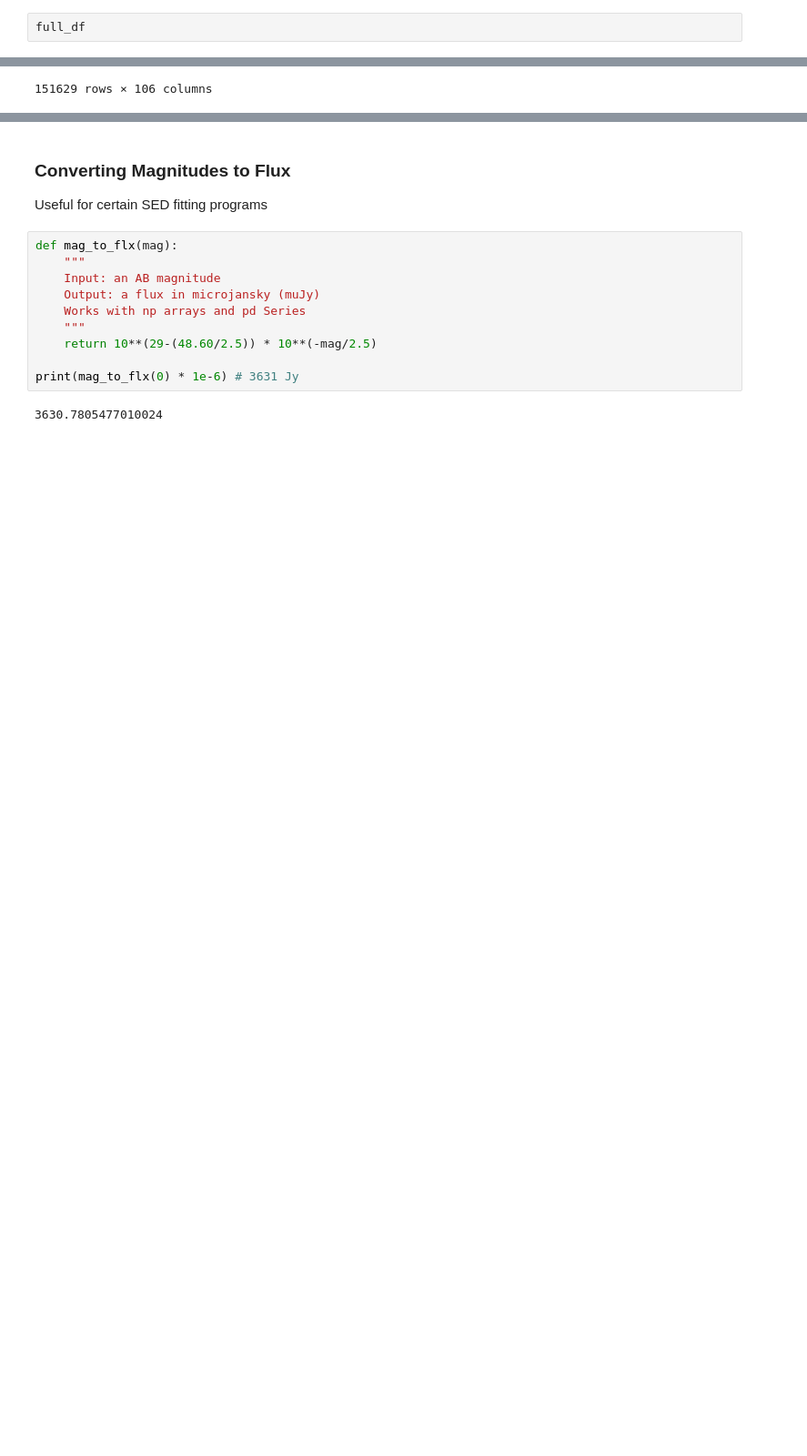
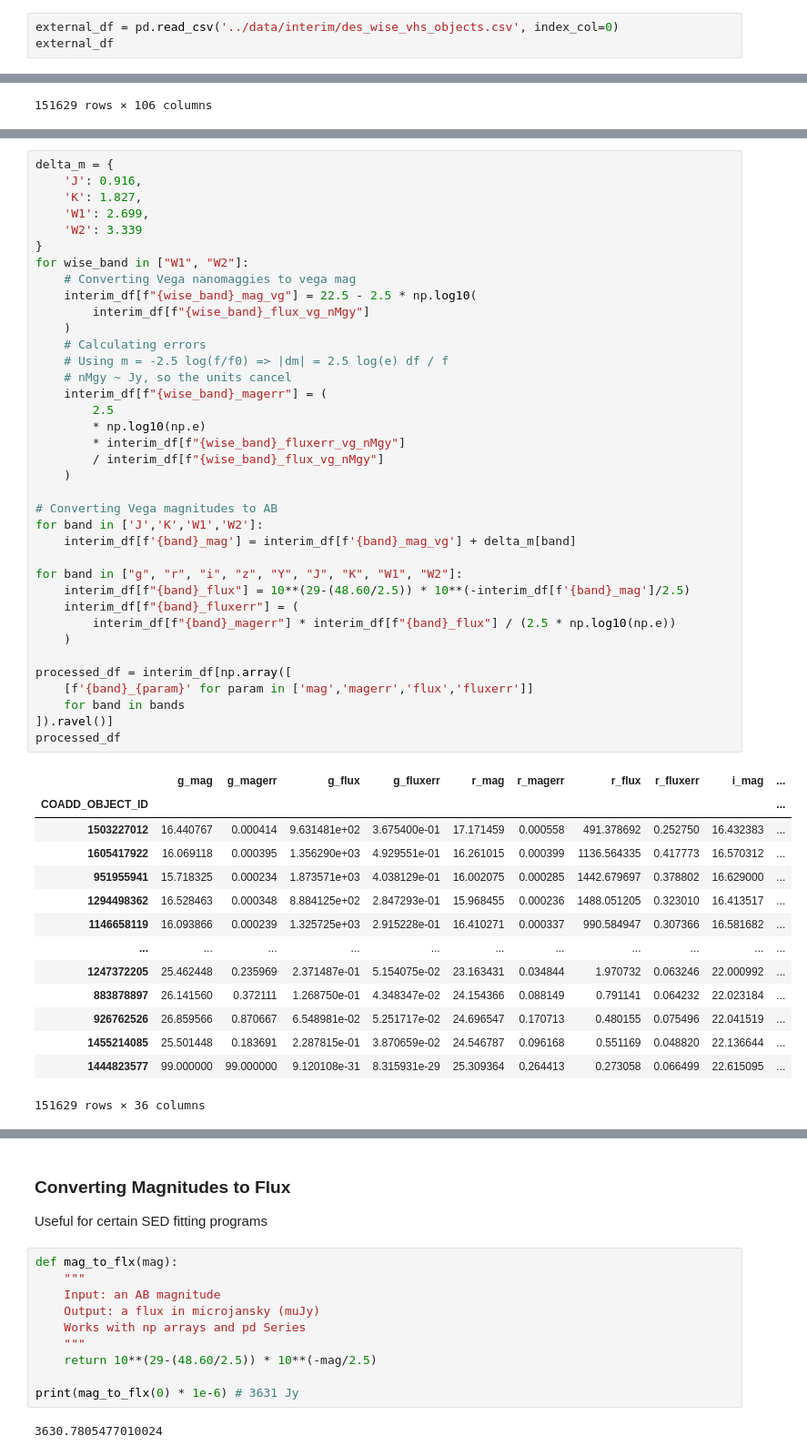
Before and after one commit to xbyrne/glq_mpia, a Jupyter notebook: selecting_data/magnitude_processing.ipynb, the cells around one changed output, grey strips where cells are left out. Shown at 91% size. Cells and saved outputs as stored; diff of their text form; blank space fills up the shorter version.

Commit message:
rewriting data processing process

```diff
--- a/selecting_data/magnitude_processing.ipynb
+++ b/selecting_data/magnitude_processing.ipynb
@@ -7,7 +9,8 @@ import pandas as pd
 from astropy import units as u
 from tqdm import tqdm
 # %%
-full_df
+external_df = pd.read_csv('../data/interim/des_wise_vhs_objects.csv', index_col=0)
+external_df
 # %% [output]
 |  | RA | DEC | MAG_APER_4_G | MAG_APER_4_R | MAG_APER_4_I | MAG_APER_4_Z | MAG_APER_4_Y | ... |
 | COADD_OBJECT_ID |  |  |  |  |  |  |  | ... |
@@ -68,3 +79,55 @@ neat_df
 | 1455214085 | 61.453315 | -28.530423 | 25.501448 | 0.183691 | 24.546787 | 0.096168 | 22.136644 | 0.018437 | 20.999723 | 0.012471 | ... |
 | 1444823577 | 49.983829 | -39.893271 | 99.000000 | 99.000000 | 25.309364 | 0.264413 | 22.615095 | 0.043572 | 20.999758 | 0.021789 | ... |
 151629 rows × 20 columns
+# %%
+delta_m = {
+    'J': 0.916,
+    'K': 1.827,
+    'W1': 2.699,
+    'W2': 3.339
+}
+for wise_band in ["W1", "W2"]:
+    # Converting Vega nanomaggies to vega mag
+    interim_df[f"{wise_band}_mag_vg"] = 22.5 - 2.5 * np.log10(
+        interim_df[f"{wise_band}_flux_vg_nMgy"]
+    )
+    # Calculating errors
+    # Using m = -2.5 log(f/f0) => |dm| = 2.5 log(e) df / f
+    # nMgy ~ Jy, so the units cancel
+    interim_df[f"{wise_band}_magerr"] = (
+        2.5
+        * np.log10(np.e)
+        * interim_df[f"{wise_band}_fluxerr_vg_nMgy"]
+        / interim_df[f"{wise_band}_flux_vg_nMgy"]
+    )
+
+# Converting Vega magnitudes to AB
+for band in ['J','K','W1','W2']:
+    interim_df[f'{band}_mag'] = interim_df[f'{band}_mag_vg'] + delta_m[band]
+
+for band in ["g", "r", "i", "z", "Y", "J", "K", "W1", "W2"]:
+    interim_df[f"{band}_flux"] = 10**(29-(48.60/2.5)) * 10**(-interim_df[f'{band}_mag']/2.5)
+    interim_df[f"{band}_fluxerr"] = (
+        interim_df[f"{band}_magerr"] * interim_df[f"{band}_flux"] / (2.5 * np.log10(np.e))
+    )
+
+processed_df = interim_df[np.array([
+    [f'{band}_{param}' for param in ['mag','magerr','flux','fluxerr']]
+    for band in bands
+]).ravel()]
+processed_df
+# %% [output]
+|  | g_mag | g_magerr | g_flux | g_fluxerr | r_mag | r_magerr | r_flux | r_fluxerr | i_mag | ... |
+| COADD_OBJECT_ID |  |  |  |  |  |  |  |  |  | ... |
+| 1503227012 | 16.440767 | 0.000414 | 9.631481e+02 | 3.675400e-01 | 17.171459 | 0.000558 | 491.378692 | 0.252750 | 16.432383 | ... |
+| 1605417922 | 16.069118 | 0.000395 | 1.356290e+03 | 4.929551e-01 | 16.261015 | 0.000399 | 1136.564335 | 0.417773 | 16.570312 | ... |
+| 951955941 | 15.718325 | 0.000234 | 1.873571e+03 | 4.038129e-01 | 16.002075 | 0.000285 | 1442.679697 | 0.378802 | 16.629000 | ... |
+| 1294498362 | 16.528463 | 0.000348 | 8.884125e+02 | 2.847293e-01 | 15.968455 | 0.000236 | 1488.051205 | 0.323010 | 16.413517 | ... |
+| 1146658119 | 16.093866 | 0.000239 | 1.325725e+03 | 2.915228e-01 | 16.410271 | 0.000337 | 990.584947 | 0.307366 | 16.581682 | ... |
+| ... | ... | ... | ... | ... | ... | ... | ... | ... | ... | ... |
+| 1247372205 | 25.462448 | 0.235969 | 2.371487e-01 | 5.154075e-02 | 23.163431 | 0.034844 | 1.970732 | 0.063246 | 22.000992 | ... |
+| 883878897 | 26.141560 | 0.372111 | 1.268750e-01 | 4.348347e-02 | 24.154366 | 0.088149 | 0.791141 | 0.064232 | 22.023184 | ... |
+| 926762526 | 26.859566 | 0.870667 | 6.548981e-02 | 5.251717e-02 | 24.696547 | 0.170713 | 0.480155 | 0.075496 | 22.041519 | ... |
+| 1455214085 | 25.501448 | 0.183691 | 2.287815e-01 | 3.870659e-02 | 24.546787 | 0.096168 | 0.551169 | 0.048820 | 22.136644 | ... |
+| 1444823577 | 99.000000 | 99.000000 | 9.120108e-31 | 8.315931e-29 | 25.309364 | 0.264413 | 0.273058 | 0.066499 | 22.615095 | ... |
+151629 rows × 36 columns
```
Also changed, not shown: parts of 13 cells of this notebook, 4 other files.
